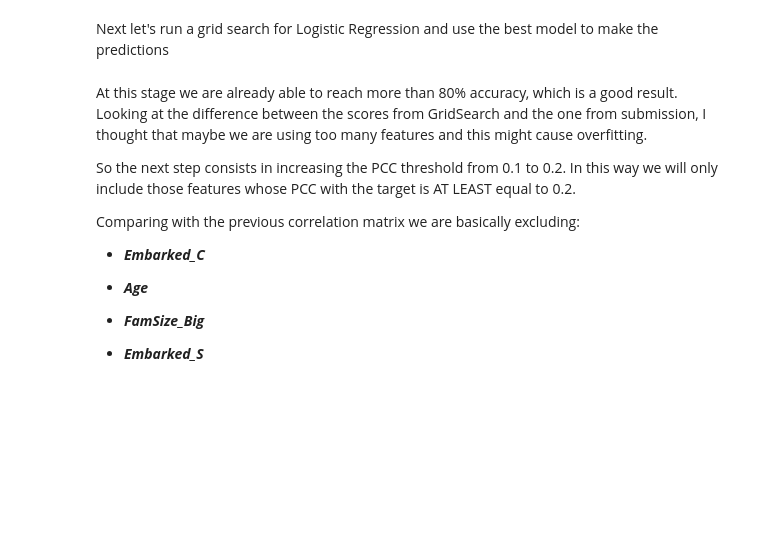
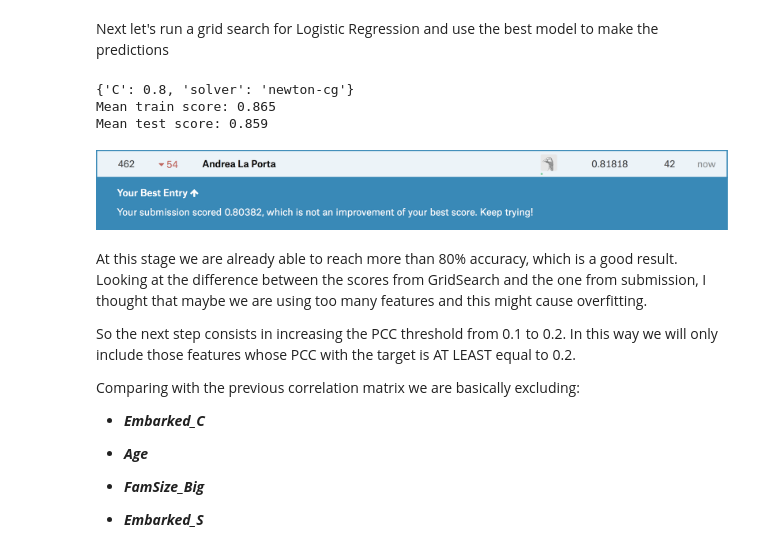
Before and after one commit to alaporta85/Kaggle_comps, a Jupyter notebook: titanic/Titanic.ipynb, the cells around one changed output. Cells and saved outputs as stored; diff of their text form; code cells hidden in the pictures; blank space fills up the shorter version.

Commit message:
scores added in titanic

```diff
--- a/titanic/Titanic.ipynb
+++ b/titanic/Titanic.ipynb
@@ -73,7 +73,7 @@ for i in range(len(df_survival_rate)):
 
     df_survival_rate.loc[i, 'Rate'] = len(sub_df_alive) / len(sub_df)
 
-f = sns.factorplot('Category', 'Rate', col='Class', data=df_survival_rate, saturation=.9,
+f = sns.catplot('Category', 'Rate', col='Class', data=df_survival_rate, saturation=.9,
                    kind='bar', ci=None, aspect=.6)
 _ = f.set_axis_labels('', 'Survival Rate')
 
@@ -449,29 +638,34 @@ Next let's run a grid search for Logistic Regression and use the best model to m
 # %%
 def run_grid_search():
 
     lr_values = {
                  'C': [i for i in np.arange(0.1, 1, 0.1)],
                  'solver': ['newton-cg', 'lbfgs', 'liblinear', 'sag'],
                  }
 
     lr = LogisticRegression(max_iter=1000)
     gs = GridSearchCV(lr, param_grid=lr_values, scoring='accuracy', return_train_score=True).fit(X_train, y_train)
     print(gs.best_params_)
     print('Mean train score: {}'.format(round(gs.cv_results_['mean_train_score'].mean(), 3)))
     print('Mean test score: {}'.format(round(gs.cv_results_['mean_test_score'].mean(), 3)))
 
     return gs.best_estimator_
 
 
 best_model = run_grid_search()
 preds = best_model.predict(X_test)
 
 # To save the .csv file for submission
 csv_to_submit = np.column_stack((range(892, 1310), preds))
 np.savetxt('/Users/andrea/Desktop/titanic_preds.csv', csv_to_submit, delimiter=',', header='PassengerId,Survived',
            fmt='%i,%i', comments='')
 
-Image(filename='score1.png')
+Image(filename='screenshots/score1.png')
+# %% [output]
+{'C': 0.8, 'solver': 'newton-cg'}
+Mean train score: 0.865
+Mean test score: 0.859
+[figure, added]
 # %% [markdown]
 At this stage we are already able to reach more than 80% accuracy, which is a good result. Looking at the difference between the scores from GridSearch and the one from submission, I thought that maybe we are using too many features and this might cause overfitting.
 
```
Also changed, not shown: parts of 22 cells of this notebook.
